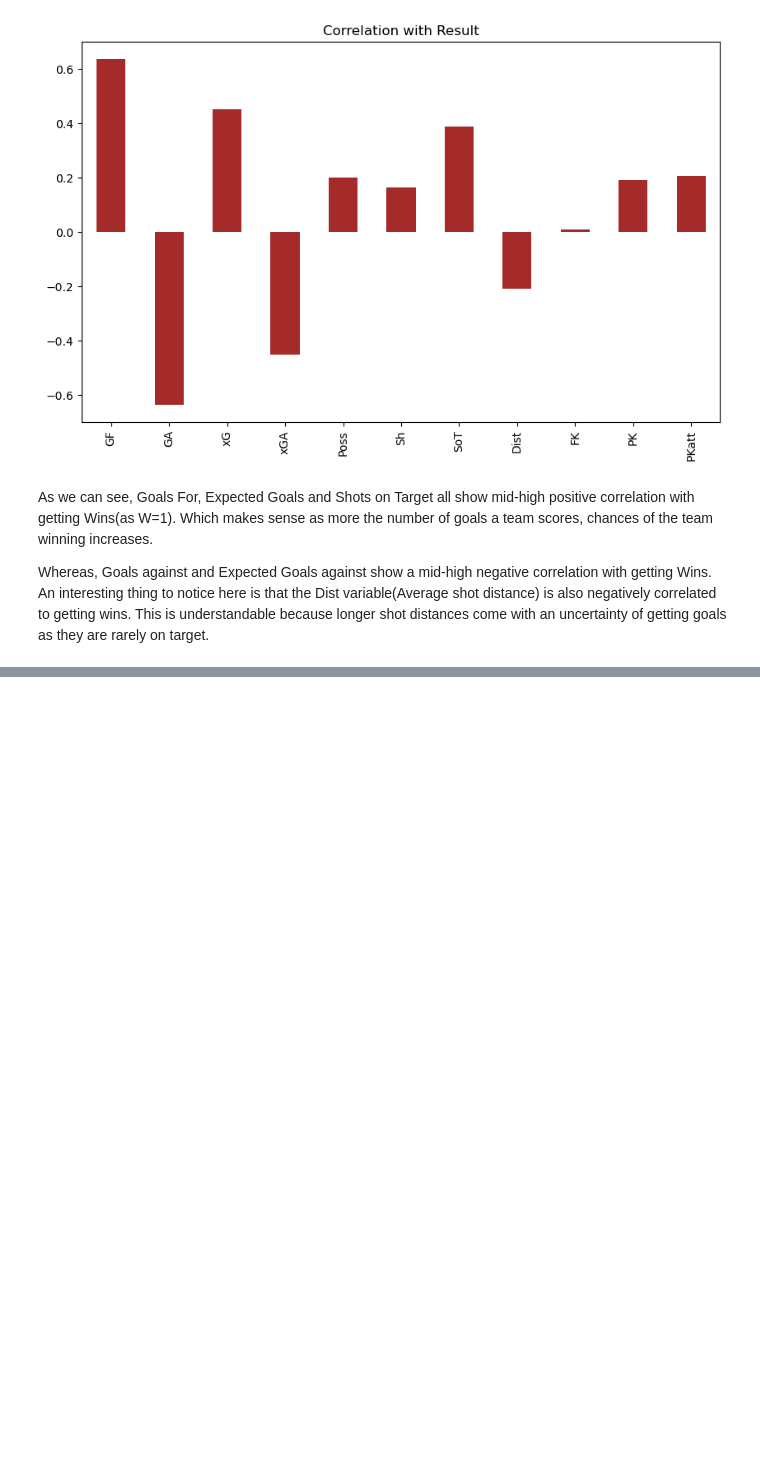
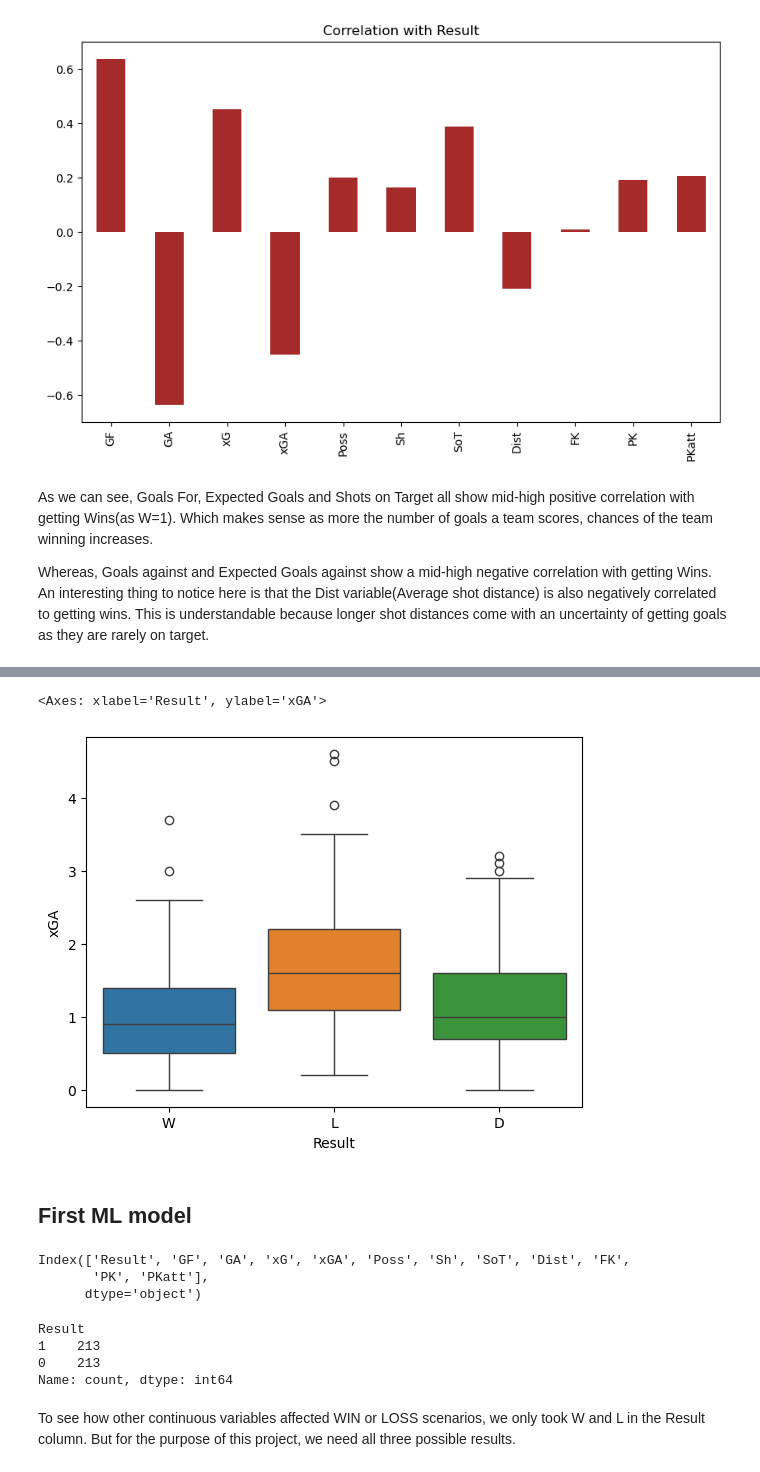
Before and after one commit to manasbagul/Football-La-Liga-2023-24-analysis, a Jupyter notebook: Codes/analysis.ipynb, the cells around one changed output, grey strips where cells are left out. Cells and saved outputs as stored; diff of their text form; code cells hidden in the pictures; blank space fills up the shorter version.

Commit message:
Added an initial ML model

```diff
--- a/Codes/analysis.ipynb
+++ b/Codes/analysis.ipynb
@@ -293,0 +305,22 @@ Whereas, Goals against and Expected Goals against show a mid-high negative corre
+# %%
+sns.boxplot(x=df_updated["Result"], y=df_updated["xGA"], hue=df_updated["Result"])
+# %% [output]
+<Axes: xlabel='Result', ylabel='xGA'>
+[figure, added]
+# %% [markdown]
+## First ML model
+# %%
+df_numeric.columns
+# %% [output]
+Index(['Result', 'GF', 'GA', 'xG', 'xGA', 'Poss', 'Sh', 'SoT', 'Dist', 'FK',
+       'PK', 'PKatt'],
+      dtype='object')
+# %%
+df_numeric["Result"].value_counts()
+# %% [output]
+Result
+1    213
+0    213
+Name: count, dtype: int64
+# %% [markdown]
+To see how other continuous variables affected WIN or LOSS scenarios, we only took W and L in the Result column. But for the purpose of this project, we need all three possible results.
```
Also changed, not shown: parts of 16 cells of this notebook.
